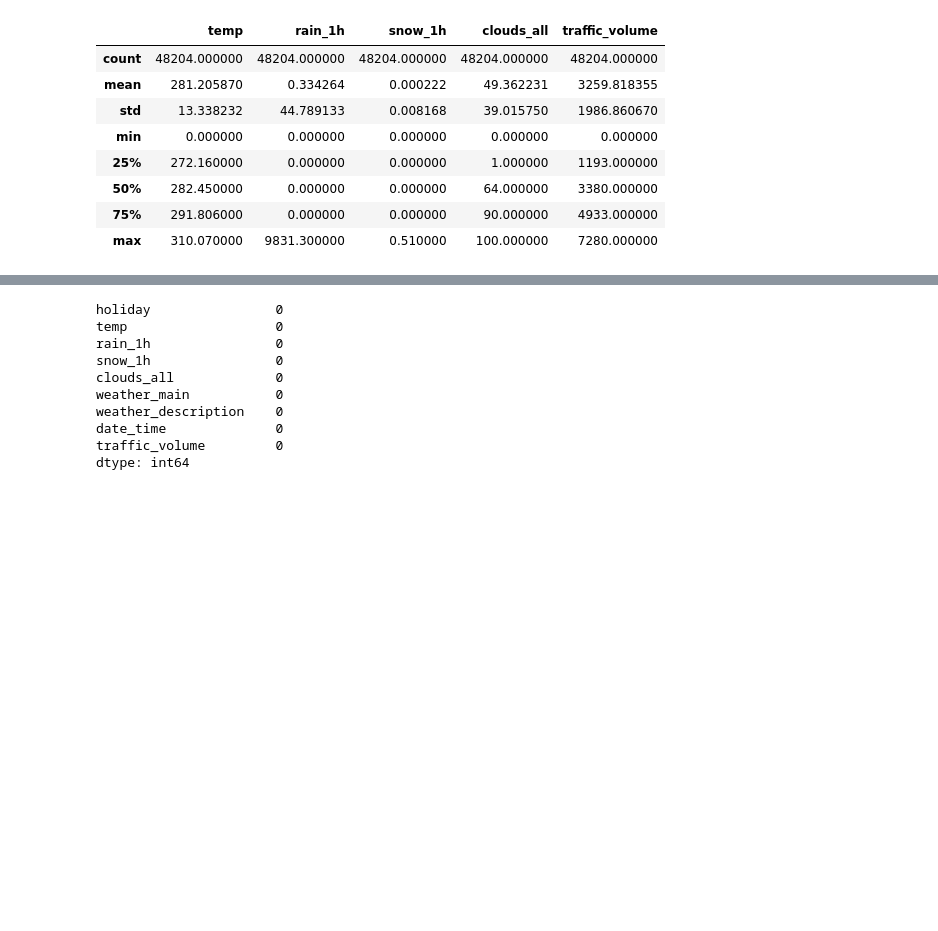
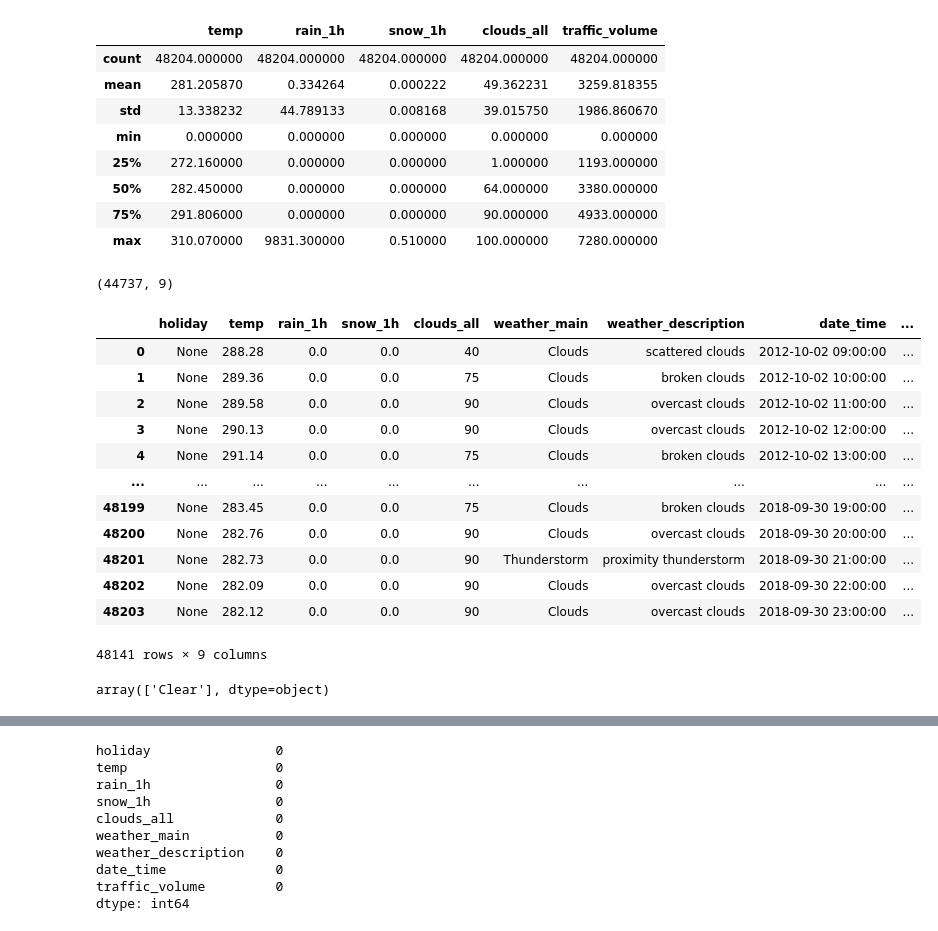
Before and after one commit to hari-r-v/E-hari-GitHub-INTERNSHIP__-pw_skills-Metro-Interstate-Prediction, a Jupyter notebook: notebook/python_model.ipynb, the cells around one changed output, grey strips where cells are left out. Saved outputs shown, nothing was run; the diff lists cells and outputs as text; code cells hidden in the pictures; blank space fills up the shorter version.

```diff
--- a/notebook/python_model.ipynb
+++ b/notebook/python_model.ipynb
@@ -74,3 +66,27 @@ df.describe()
 | 50% | 282.450000 | 0.000000 | 0.000000 | 64.000000 | 3380.000000 |
 | 75% | 291.806000 | 0.000000 | 0.000000 | 90.000000 | 4933.000000 |
 | max | 310.070000 | 9831.300000 | 0.510000 | 100.000000 | 7280.000000 |
+# %%
+df[df['rain_1h']==0].shape
+# %% [output]
+(44737, 9)
+# %%
+df[df['snow_1h']==0]
+# %% [output]
+|  | holiday | temp | rain_1h | snow_1h | clouds_all | weather_main | weather_description | date_time | ... |
+| 0 | None | 288.28 | 0.0 | 0.0 | 40 | Clouds | scattered clouds | 2012-10-02 09:00:00 | ... |
+| 1 | None | 289.36 | 0.0 | 0.0 | 75 | Clouds | broken clouds | 2012-10-02 10:00:00 | ... |
+| 2 | None | 289.58 | 0.0 | 0.0 | 90 | Clouds | overcast clouds | 2012-10-02 11:00:00 | ... |
+| 3 | None | 290.13 | 0.0 | 0.0 | 90 | Clouds | overcast clouds | 2012-10-02 12:00:00 | ... |
+| 4 | None | 291.14 | 0.0 | 0.0 | 75 | Clouds | broken clouds | 2012-10-02 13:00:00 | ... |
+| ... | ... | ... | ... | ... | ... | ... | ... | ... | ... |
+| 48199 | None | 283.45 | 0.0 | 0.0 | 75 | Clouds | broken clouds | 2018-09-30 19:00:00 | ... |
+| 48200 | None | 282.76 | 0.0 | 0.0 | 90 | Clouds | overcast clouds | 2018-09-30 20:00:00 | ... |
+| 48201 | None | 282.73 | 0.0 | 0.0 | 90 | Thunderstorm | proximity thunderstorm | 2018-09-30 21:00:00 | ... |
+| 48202 | None | 282.09 | 0.0 | 0.0 | 90 | Clouds | overcast clouds | 2018-09-30 22:00:00 | ... |
+| 48203 | None | 282.12 | 0.0 | 0.0 | 90 | Clouds | overcast clouds | 2018-09-30 23:00:00 | ... |
+48141 rows × 9 columns
+# %%
+df[df['weather_description']=='Sky is Clear']['weather_main'].unique()
+# %% [output]
+array(['Clear'], dtype=object)
```
Also changed, not shown: parts of 9 cells of this notebook.
